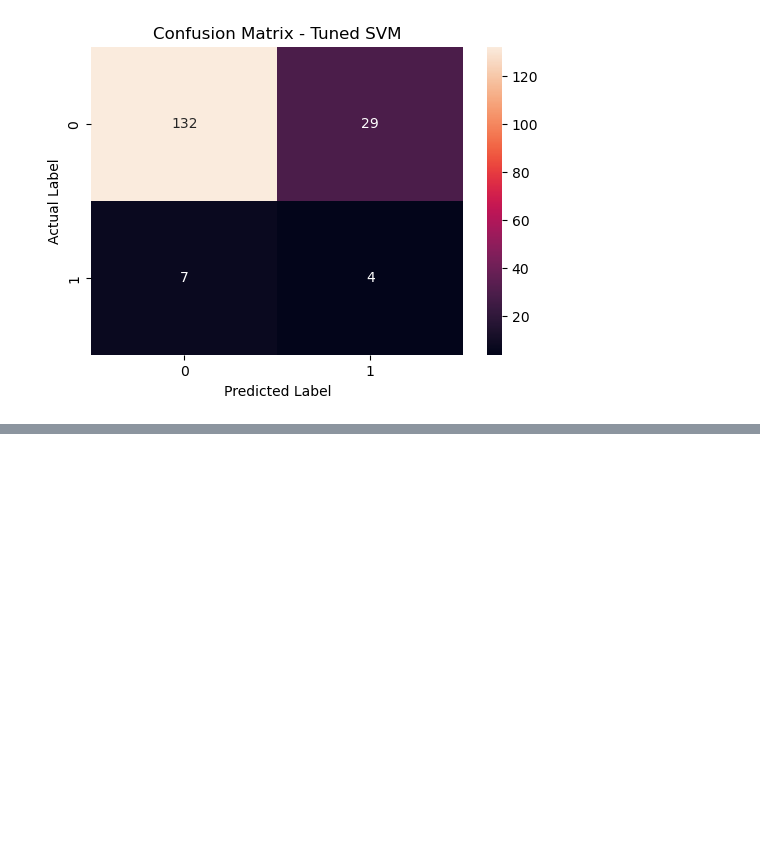
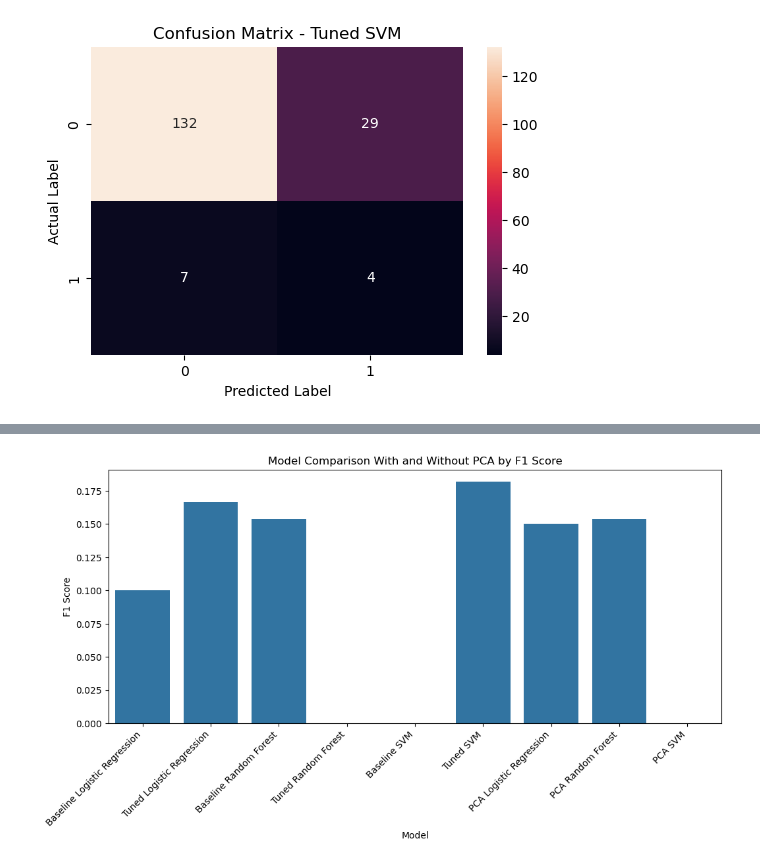
Before and after one commit to kawthar-shameseldeen/Cervical-Cancer, a Jupyter notebook: notebook/cervical_cancer_analysis.ipynb, the cells around one changed output, grey strips where cells are left out. Cells and saved outputs as stored; diff of their text form; code cells hidden in the pictures; blank space fills up the shorter version.

```diff
--- a/notebook/cervical_cancer_analysis.ipynb
+++ b/notebook/cervical_cancer_analysis.ipynb
@@ -862,0 +973,7 @@ plt.show()
+# %%
+comparison_with_pca_df = pd.concat(
+    [final_results_df, pca_results_df],
+    ignore_index=True
+)
+
+comparison_with_pca_df.sort_values(by="F1 Score", ascending=False)
@@ -862,0 +991,10 @@ plt.show()
+# %%
+plt.figure(figsize=(12, 5))
+sns.barplot(data=comparison_with_pca_df, x="Model", y="F1 Score")
+plt.title("Model Comparison With and Without PCA by F1 Score")
+plt.xlabel("Model")
+plt.ylabel("F1 Score")
+plt.xticks(rotation=45, ha="right")
+plt.show()
+# %% [output]
+[figure, added]
```
Also changed, not shown: parts of 13 cells of this notebook.
